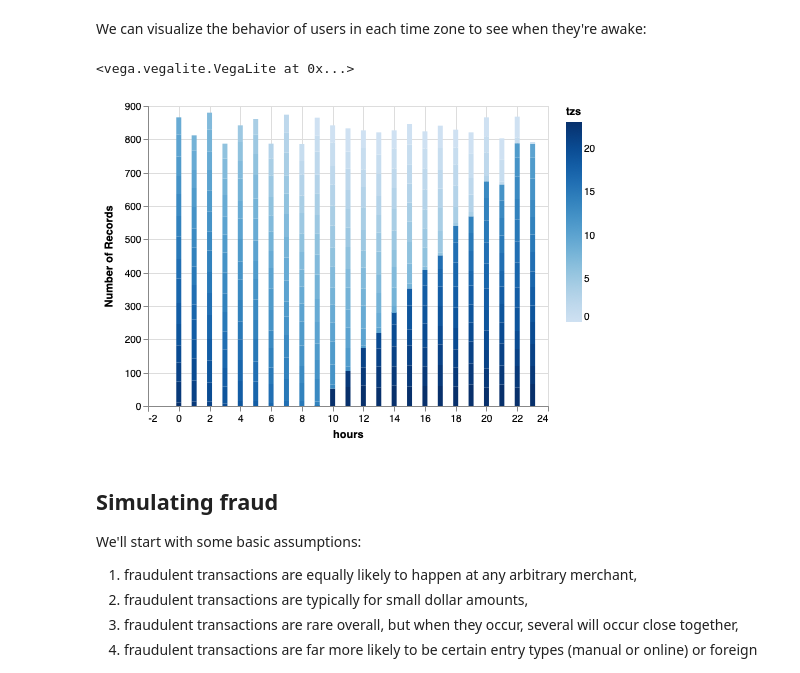
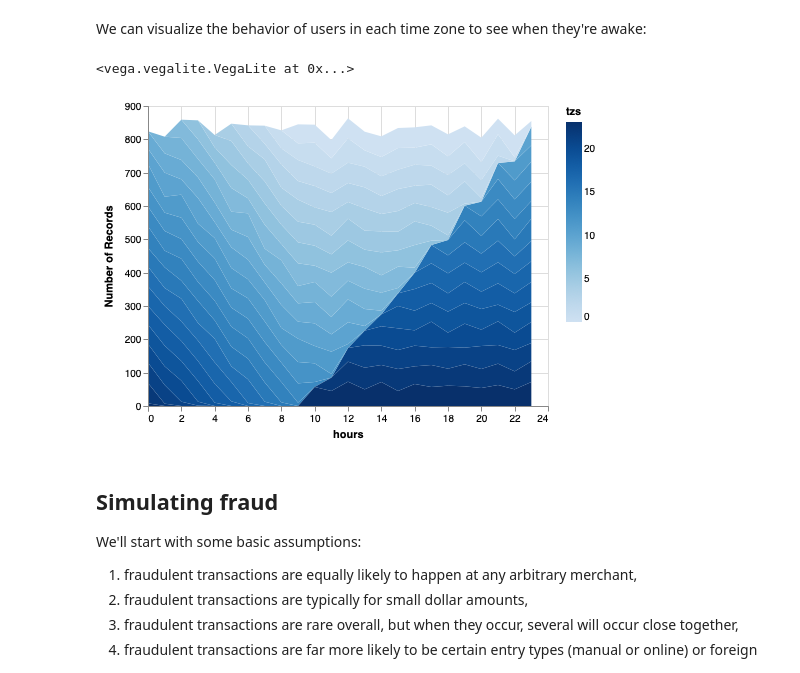
Before and after one commit to willb/fraud-notebooks, a Jupyter notebook: 00-generator.ipynb, the cells around one changed output. Saved outputs shown, nothing was run; the diff lists cells and outputs as text; code cells hidden in the pictures.

Commit message:
moved to area chart

```diff
--- a/00-generator.ipynb
+++ b/00-generator.ipynb
@@ -296,18 +296,18 @@ We can visualize the behavior of users in each time zone to see when they're awa
 # %%
 sim = simulate([legitimate_user_stream(i) for i in range(24)])
 
 results = [(offset, tup[1]) for offset, tup in [next(sim) for _ in range(20000)]]
 
 source = pd.DataFrame({"hours": [(t[0] % 86400) // 3600 for t in results],
                        "tzs": [t[1] % 24 for t in results]})
 
-alt.Chart(source).mark_bar().encode(
+alt.Chart(source).mark_area().encode(
     alt.X("hours"),
     y='count()', color="tzs"
-)
+).interactive()
 # %% [output]
 <vega.vegalite.VegaLite at 0x...>
-[figure, old version]
+[figure, new version]
 # %% [markdown]
 ## Simulating fraud
 
```
